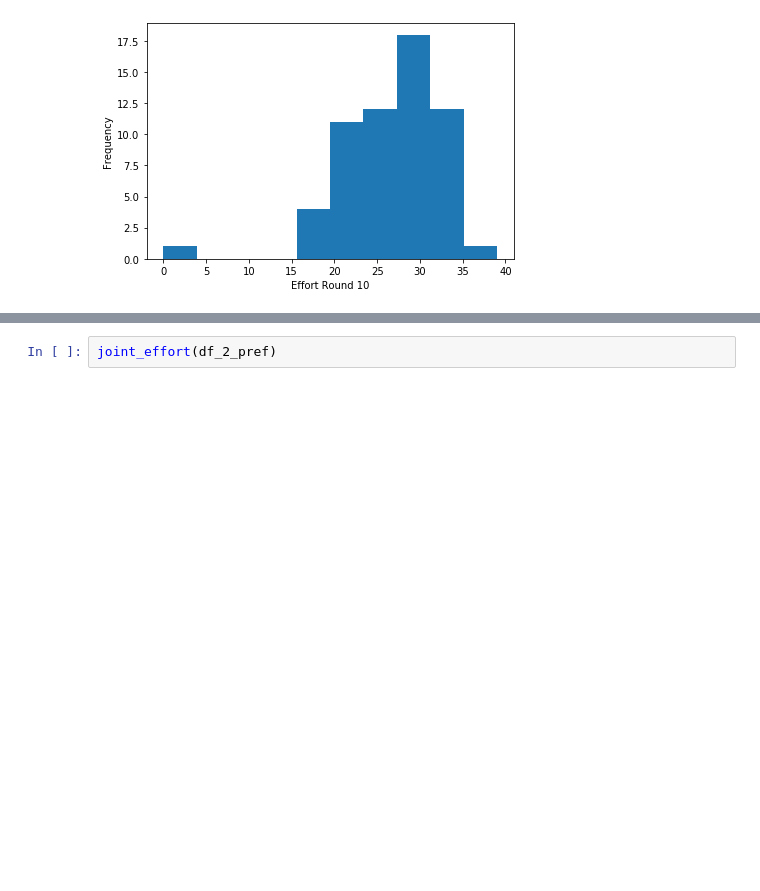
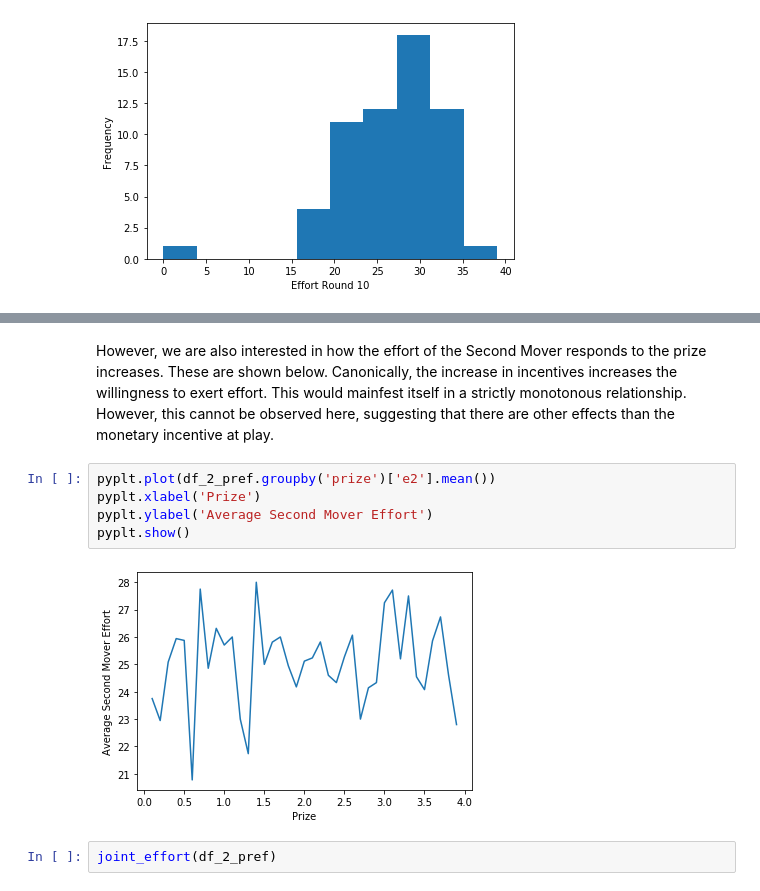
Before and after one commit to VincentSelz/microeconometrics-course-project-VincentSelz, a Jupyter notebook: Project-VincentSelz.ipynb, the cells around one changed output, grey strips where cells are left out. Cells and saved outputs as stored; diff of their text form; blank space fills up the shorter version.

```diff
--- a/Project-VincentSelz.ipynb
+++ b/Project-VincentSelz.ipynb
@@ -245,3 +255,12 @@ A closer look at the effort distribution per round that there is some variation
+# %% [markdown]
+However, we are also interested in how the effort of the Second Mover responds to the prize increases. These are shown below. Canonically, the increase in incentives increases the willingness to exert effort. This would mainfest itself in a strictly monotonous relationship. However, this cannot be observed here, suggesting that there are other effects than the monetary incentive at play.
+# %%
+pyplt.plot(df_2_pref.groupby('prize')['e2'].mean())
+pyplt.xlabel('Prize')
+pyplt.ylabel('Average Second Mover Effort')
+pyplt.show()
+# %% [output]
+[figure, added]
 # %%
 joint_effort(df_2_pref)
 # %% [output]
```
Also changed, not shown: parts of 45 cells of this notebook.
